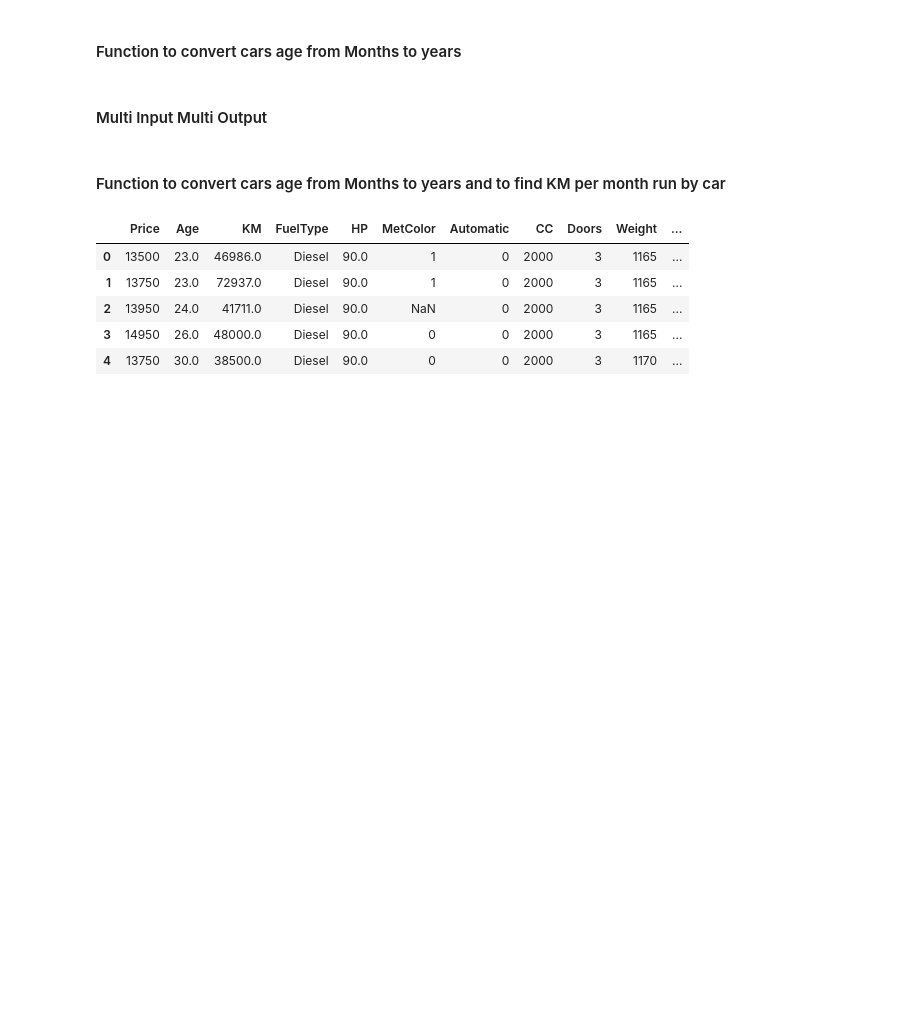
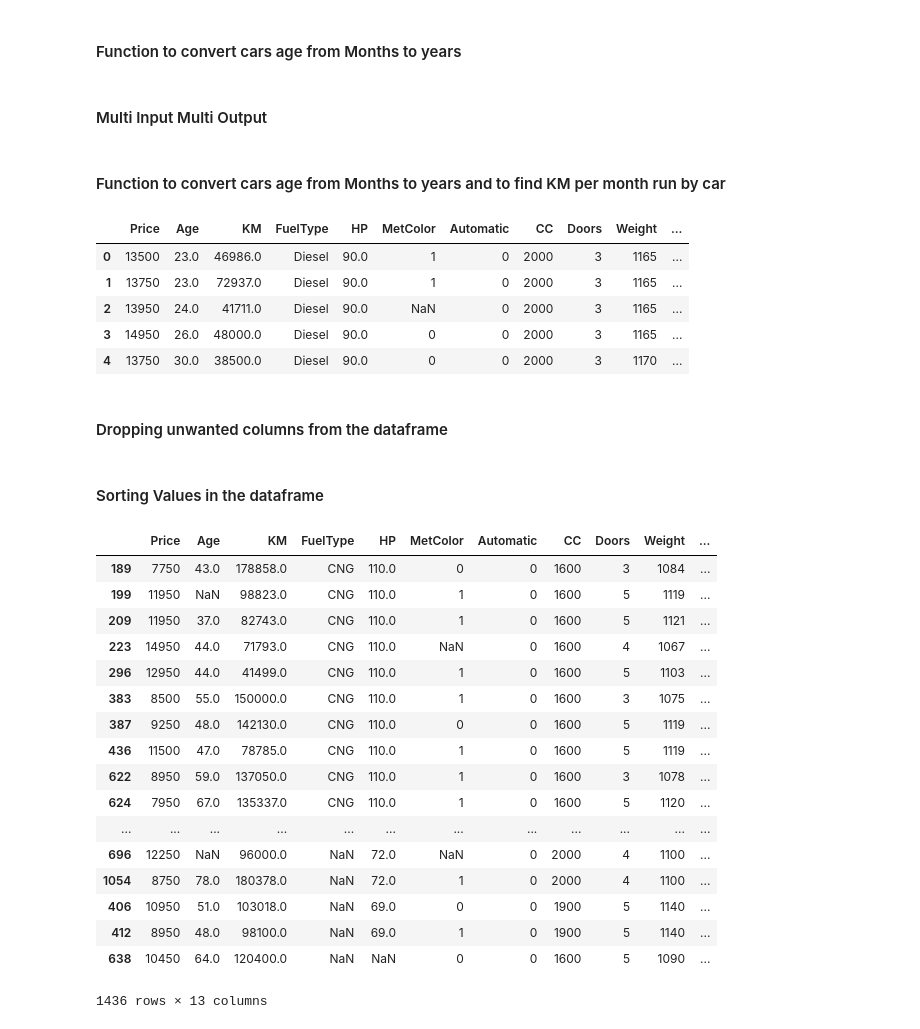
Before and after one commit to gshanbhag525/Programming-Knowledge-, a Jupyter notebook: Pandas Tutorial.ipynb, the cells around one changed output. Cells and saved outputs as stored; diff of their text form; code cells hidden in the pictures; blank space fills up the shorter version.

```diff
--- a/Pandas Tutorial.ipynb
+++ b/Pandas Tutorial.ipynb
@@ -622,3 +632,30 @@ cars_data2.head()
 | 2 | 13950 | 24.0 | 41711.0 | Diesel | 90.0 | NaN | 0 | 2000 | 3 | 1165 | ... |
 | 3 | 14950 | 26.0 | 48000.0 | Diesel | 90.0 | 0 | 0 | 2000 | 3 | 1165 | ... |
 | 4 | 13750 | 30.0 | 38500.0 | Diesel | 90.0 | 0 | 0 | 2000 | 3 | 1170 | ... |
+# %% [markdown]
+#### Dropping unwanted columns from the dataframe
+# %%
+cars_data2 = cars_data2.drop(columns=['Age_converted'])
+# %% [markdown]
+#### Sorting Values in the dataframe
+# %%
+cars_data2.sort_values(['FuelType', 'HP'], ascending=[1,0])
+# %% [output]
+|  | Price | Age | KM | FuelType | HP | MetColor | Automatic | CC | Doors | Weight | ... |
+| 189 | 7750 | 43.0 | 178858.0 | CNG | 110.0 | 0 | 0 | 1600 | 3 | 1084 | ... |
+| 199 | 11950 | NaN | 98823.0 | CNG | 110.0 | 1 | 0 | 1600 | 5 | 1119 | ... |
+| 209 | 11950 | 37.0 | 82743.0 | CNG | 110.0 | 1 | 0 | 1600 | 5 | 1121 | ... |
+| 223 | 14950 | 44.0 | 71793.0 | CNG | 110.0 | NaN | 0 | 1600 | 4 | 1067 | ... |
+| 296 | 12950 | 44.0 | 41499.0 | CNG | 110.0 | 1 | 0 | 1600 | 5 | 1103 | ... |
+| 383 | 8500 | 55.0 | 150000.0 | CNG | 110.0 | 1 | 0 | 1600 | 3 | 1075 | ... |
+| 387 | 9250 | 48.0 | 142130.0 | CNG | 110.0 | 0 | 0 | 1600 | 5 | 1119 | ... |
+| 436 | 11500 | 47.0 | 78785.0 | CNG | 110.0 | 1 | 0 | 1600 | 5 | 1119 | ... |
+| 622 | 8950 | 59.0 | 137050.0 | CNG | 110.0 | 1 | 0 | 1600 | 3 | 1078 | ... |
+| 624 | 7950 | 67.0 | 135337.0 | CNG | 110.0 | 1 | 0 | 1600 | 5 | 1120 | ... |
+| ... | ... | ... | ... | ... | ... | ... | ... | ... | ... | ... | ... |
+| 696 | 12250 | NaN | 96000.0 | NaN | 72.0 | NaN | 0 | 2000 | 4 | 1100 | ... |
+| 1054 | 8750 | 78.0 | 180378.0 | NaN | 72.0 | 1 | 0 | 2000 | 4 | 1100 | ... |
+| 406 | 10950 | 51.0 | 103018.0 | NaN | 69.0 | 0 | 0 | 1900 | 5 | 1140 | ... |
+| 412 | 8950 | 48.0 | 98100.0 | NaN | 69.0 | 1 | 0 | 1900 | 5 | 1140 | ... |
+| 638 | 10450 | 64.0 | 120400.0 | NaN | NaN | 0 | 0 | 1600 | 5 | 1090 | ... |
+1436 rows × 13 columns
```
Also changed, not shown: parts of 25 cells of this notebook, 1 other file.
